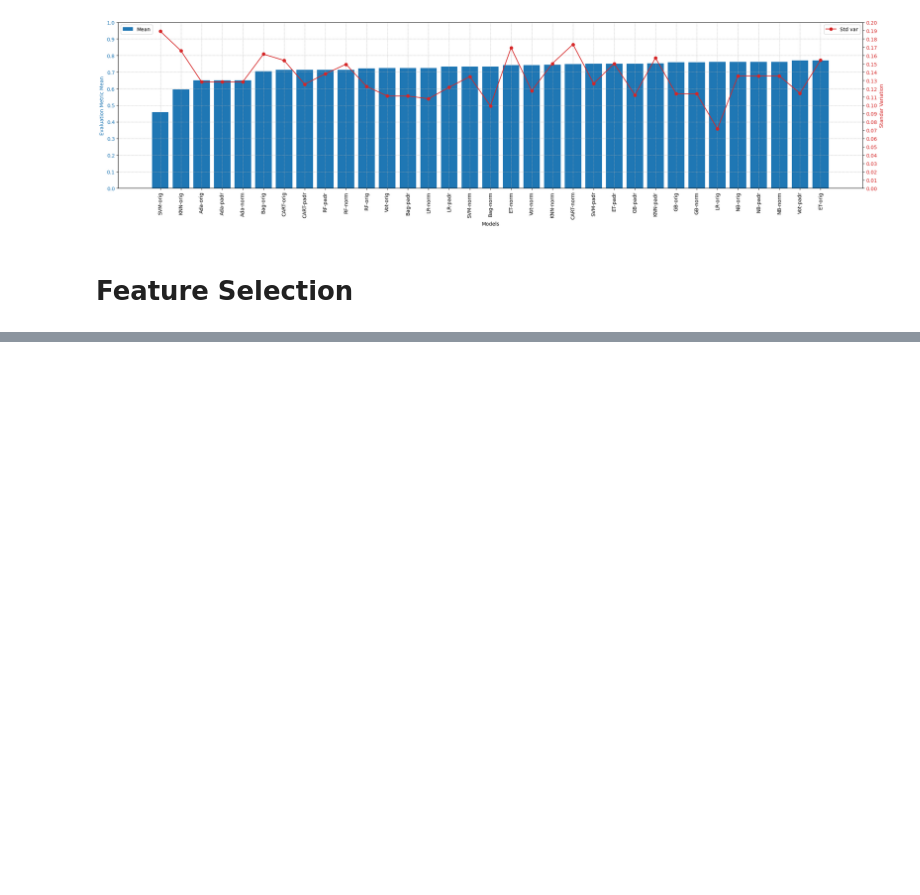
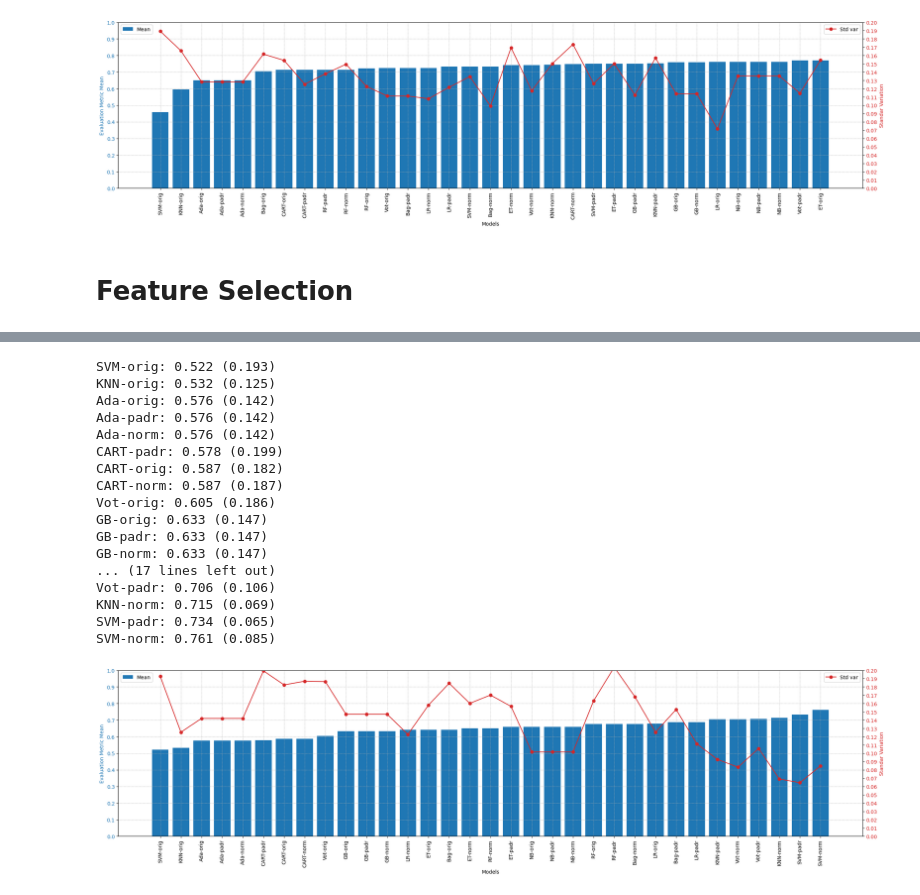
Before and after one commit to fangnes/pucrio_data_science_and_analytics, a Jupyter notebook: MVP_Machine_Learning_&_Analytics.ipynb, the cells around one changed output, grey strips where cells are left out. Cells and saved outputs as stored; diff of their text form; code cells hidden in the pictures; blank space fills up the shorter version.

```diff
--- a/MVP_Machine_Learning_&_Analytics.ipynb
+++ b/MVP_Machine_Learning_&_Analytics.ipynb
@@ -654,0 +624,25 @@ feature_score_sorted
+# %%
+pip_names_4,  pip_results_4  = cross_val_score_execution(pipelines, X_4_train,  y_4_train,  ten_folds, scoring)
+pip_names_7,  pip_results_7  = cross_val_score_execution(pipelines, X_7_train,  y_7_train,  ten_folds, scoring)
+pip_names_10, pip_results_10 = cross_val_score_execution(pipelines, X_10_train, y_10_train, ten_folds, scoring)
+# %%
+eval_metric_mean_std_plot(pip_results_4,  pip_names_4)
+# %% [output]
+SVM-orig: 0.522 (0.193)
+KNN-orig: 0.532 (0.125)
+Ada-orig: 0.576 (0.142)
+Ada-padr: 0.576 (0.142)
+Ada-norm: 0.576 (0.142)
+CART-padr: 0.578 (0.199)
+CART-orig: 0.587 (0.182)
+CART-norm: 0.587 (0.187)
+Vot-orig: 0.605 (0.186)
+GB-orig: 0.633 (0.147)
+GB-padr: 0.633 (0.147)
+GB-norm: 0.633 (0.147)
+... (17 lines left out)
+Vot-padr: 0.706 (0.106)
+KNN-norm: 0.715 (0.069)
+SVM-padr: 0.734 (0.065)
+SVM-norm: 0.761 (0.085)
+[figure, added]
```
Also changed, not shown: parts of 17 cells of this notebook.
